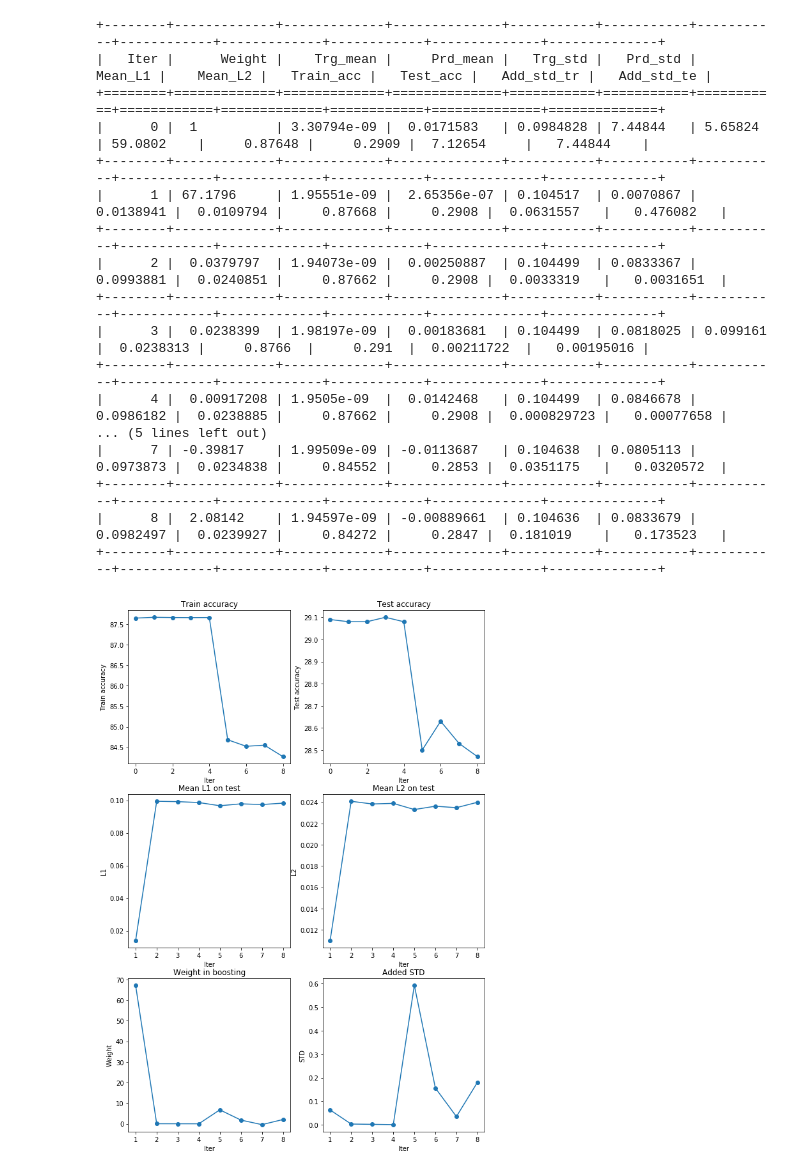
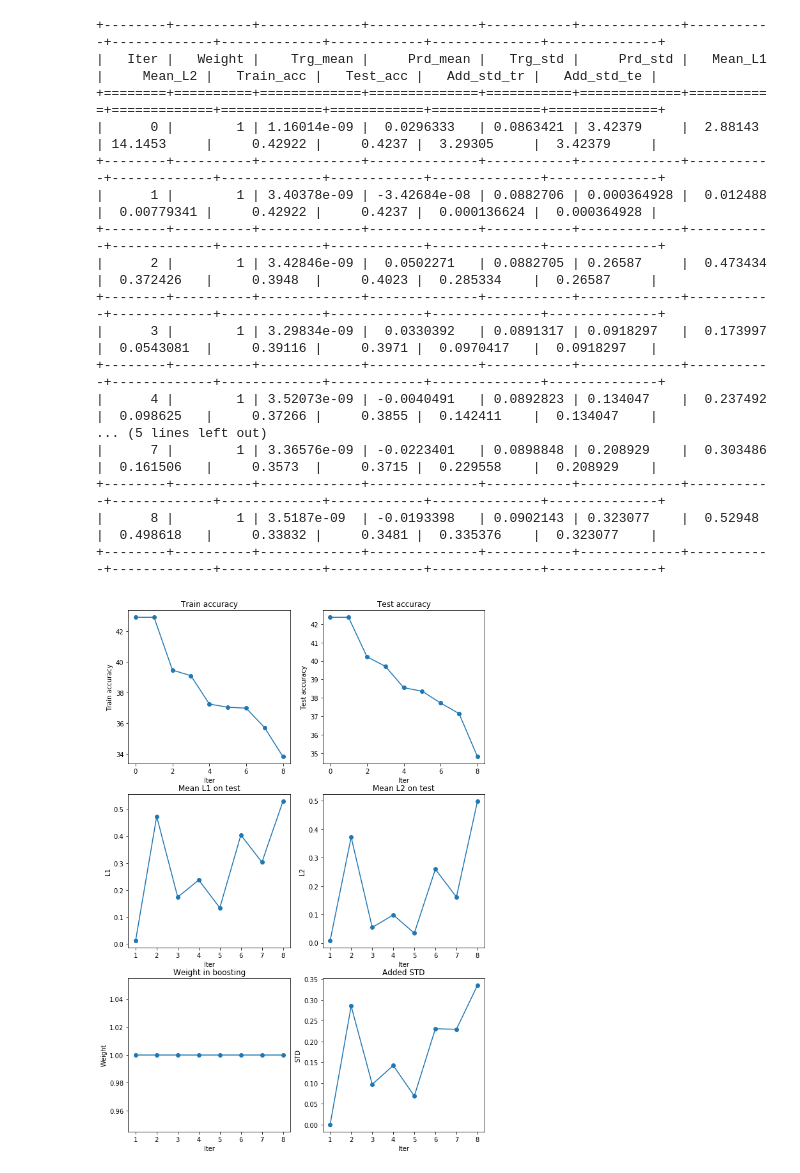
Before and after one commit to romakail/Ensemble_DNN, a Jupyter notebook: Notebooks/Ensembling_distributions.ipynb, the cells around one changed output. Saved outputs shown, nothing was run; the diff lists cells and outputs as text; code cells hidden in the pictures.

```diff
--- a/Notebooks/Ensembling_distributions.ipynb
+++ b/Notebooks/Ensembling_distributions.ipynb
@@ -37,7 +37,7 @@ import regularization
 class GlobalArguments():
 
     def __init__(self):
-        self.model       = 'TwoLayersNet'
+        self.model       = 'ConvFCSimple'
         self.dataset     = 'CIFAR100'
         self.data_path   = '../Data/'
         self.batch_size  = 128
@@ -46,8 +46,8 @@ class GlobalArguments():
         self.use_test    = True
         self.models_path = 'Checkpoints/'
         self.n_models    = 40
-        self.ckpt        = '../Checkpoints/FGE/CIFAR100/TwoLayers/ind_grad_boost/classic/lr_auto/0.01-0.0001_200_0/fge-200.pt'
-        self.boost_ckpts = '../Checkpoints/FGE/CIFAR100/TwoLayers/ind_grad_boost/classic/lr_auto/0.01-0.0001_200_0/'
+        self.ckpt        = '../Checkpoints/FGE/CIFAR100/ConvFCSimple/ind_grad_boost/classic/lr_auto/0.01-0.0001_200_lr=1.0/fge-200.pt'
+        self.boost_ckpts = '../Checkpoints/FGE/CIFAR100/ConvFCSimple/ind_grad_boost/classic/lr_auto/0.01-0.0001_200_lr=1.0/'
         self.device      = 0
 args = GlobalArguments()
 # %%
@@ -217,23 +225,23 @@ def target_and_predicted_distributions(model_list, loaders, device=torch.device(
 table = target_and_predicted_distributions(models_list_fge, loaders, device=torch.device('cuda'))
 print (tabulate.tabulate(table, headers='keys', tablefmt="grid"))
 # %% [output]
-+--------+-------------+-------------+--------------+-----------+-----------+-----------+------------+-------------+------------+--------------+--------------+
-|   Iter |      Weight |    Trg_mean |     Prd_mean |   Trg_std |   Prd_std |   Mean_L1 |    Mean_L2 |   Train_acc |   Test_acc |   Add_std_tr |   Add_std_te |
-+========+=============+=============+==============+===========+===========+===========+============+=============+============+==============+==============+
-|      0 |  1          | 3.30794e-09 |  0.0171583   | 0.0984828 | 7.44844   | 5.65824   | 59.0802    |     0.87648 |     0.2909 |  7.12654     |   7.44844    |
-+--------+-------------+-------------+--------------+-----------+-----------+-----------+------------+-------------+------------+--------------+--------------+
-|      1 | 67.1796     | 1.95551e-09 |  2.65356e-07 | 0.104517  | 0.0070867 | 0.0138941 |  0.0109794 |     0.87668 |     0.2908 |  0.0631557   |   0.476082   |
-+--------+-------------+-------------+--------------+-----------+-----------+-----------+------------+-------------+------------+--------------+--------------+
-|      2 |  0.0379797  | 1.94073e-09 |  0.00250887  | 0.104499  | 0.0833367 | 0.0993881 |  0.0240851 |     0.87662 |     0.2908 |  0.0033319   |   0.0031651  |
-+--------+-------------+-------------+--------------+-----------+-----------+-----------+------------+-------------+------------+--------------+--------------+
-|      3 |  0.0238399  | 1.98197e-09 |  0.00183681  | 0.104499  | 0.0818025 | 0.099161  |  0.0238313 |     0.8766  |     0.291  |  0.00211722  |   0.00195016 |
-+--------+-------------+-------------+--------------+-----------+-----------+-----------+------------+-------------+------------+--------------+--------------+
-|      4 |  0.00917208 | 1.9505e-09  |  0.0142468   | 0.104499  | 0.0846678 | 0.0986182 |  0.0238885 |     0.87662 |     0.2908 |  0.000829723 |   0.00077658 |
++--------+----------+-------------+--------------+-----------+-------------+-----------+-------------+-------------+------------+--------------+--------------+
+|   Iter |   Weight |    Trg_mean |     Prd_mean |   Trg_std |     Prd_std |   Mean_L1 |     Mean_L2 |   Train_acc |   Test_acc |   Add_std_tr |   Add_std_te |
++========+==========+=============+==============+===========+=============+===========+=============+=============+============+==============+==============+
+|      0 |        1 | 1.16014e-09 |  0.0296333   | 0.0863421 | 3.42379     |  2.88143  | 14.1453     |     0.42922 |     0.4237 |  3.29305     |  3.42379     |
++--------+----------+-------------+--------------+-----------+-------------+-----------+-------------+-------------+------------+--------------+--------------+
+|      1 |        1 | 3.40378e-09 | -3.42684e-08 | 0.0882706 | 0.000364928 |  0.012488 |  0.00779341 |     0.42922 |     0.4237 |  0.000136624 |  0.000364928 |
++--------+----------+-------------+--------------+-----------+-------------+-----------+-------------+-------------+------------+--------------+--------------+
+|      2 |        1 | 3.42846e-09 |  0.0502271   | 0.0882705 | 0.26587     |  0.473434 |  0.372426   |     0.3948  |     0.4023 |  0.285334    |  0.26587     |
++--------+----------+-------------+--------------+-----------+-------------+-----------+-------------+-------------+------------+--------------+--------------+
+|      3 |        1 | 3.29834e-09 |  0.0330392   | 0.0891317 | 0.0918297   |  0.173997 |  0.0543081  |     0.39116 |     0.3971 |  0.0970417   |  0.0918297   |
++--------+----------+-------------+--------------+-----------+-------------+-----------+-------------+-------------+------------+--------------+--------------+
+|      4 |        1 | 3.52073e-09 | -0.0040491   | 0.0892823 | 0.134047    |  0.237492 |  0.098625   |     0.37266 |     0.3855 |  0.142411    |  0.134047    |
 ... (5 lines left out)
-|      7 | -0.39817    | 1.99509e-09 | -0.0113687   | 0.104638  | 0.0805113 | 0.0973873 |  0.0234838 |     0.84552 |     0.2853 |  0.0351175   |   0.0320572  |
-+--------+-------------+-------------+--------------+-----------+-----------+-----------+------------+-------------+------------+--------------+--------------+
-|      8 |  2.08142    | 1.94597e-09 | -0.00889661  | 0.104636  | 0.0833679 | 0.0982497 |  0.0239927 |     0.84272 |     0.2847 |  0.181019    |   0.173523   |
-+--------+-------------+-------------+--------------+-----------+-----------+-----------+------------+-------------+------------+--------------+--------------+
+|      7 |        1 | 3.36576e-09 | -0.0223401   | 0.0898848 | 0.208929    |  0.303486 |  0.161506   |     0.3573  |     0.3715 |  0.229558    |  0.208929    |
++--------+----------+-------------+--------------+-----------+-------------+-----------+-------------+-------------+------------+--------------+--------------+
+|      8 |        1 | 3.5187e-09  | -0.0193398   | 0.0902143 | 0.323077    |  0.52948  |  0.498618   |     0.33832 |     0.3481 |  0.335376    |  0.323077    |
++--------+----------+-------------+--------------+-----------+-------------+-----------+-------------+-------------+------------+--------------+--------------+
 # %%
 def draw_grapfics(table, filename=None):
     fig, ((ax1, ax2), (ax3, ax4), (ax5, ax6)) = plt.subplots(
@@ -274,6 +282,6 @@ def draw_grapfics(table, filename=None):
         plt.savefig(filename + '.png')
 # %%
 # print ('Lr : 0.01 - 0.0001')
-draw_grapfics(table, filename='figures/TLN_indGB_0.01-0.0001_200')
+draw_grapfics(table, filename='figures/ConvFC_indGB_0.01-0.0001_200')
 # %% [output]
-[figure, old version]
+[figure, new version]
```
Also changed, not shown: parts of 2 cells of this notebook, 7 other files.
